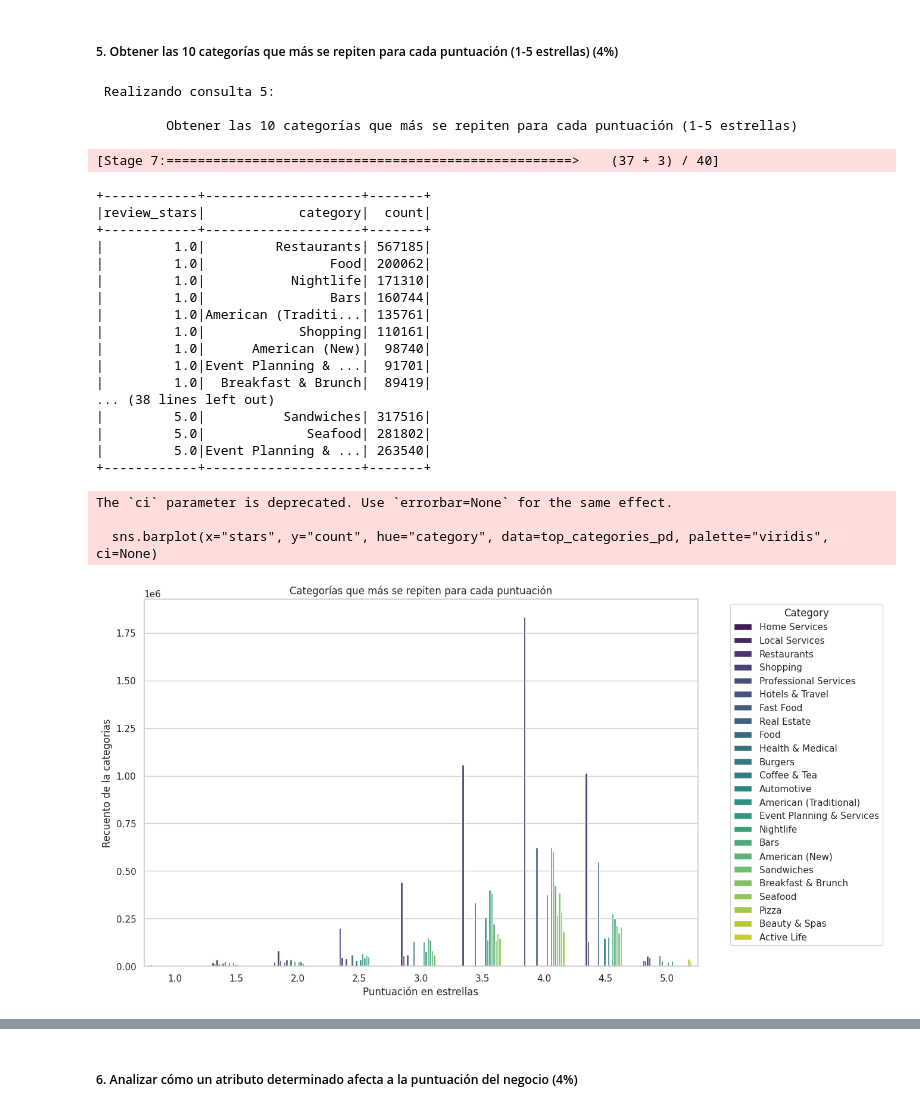
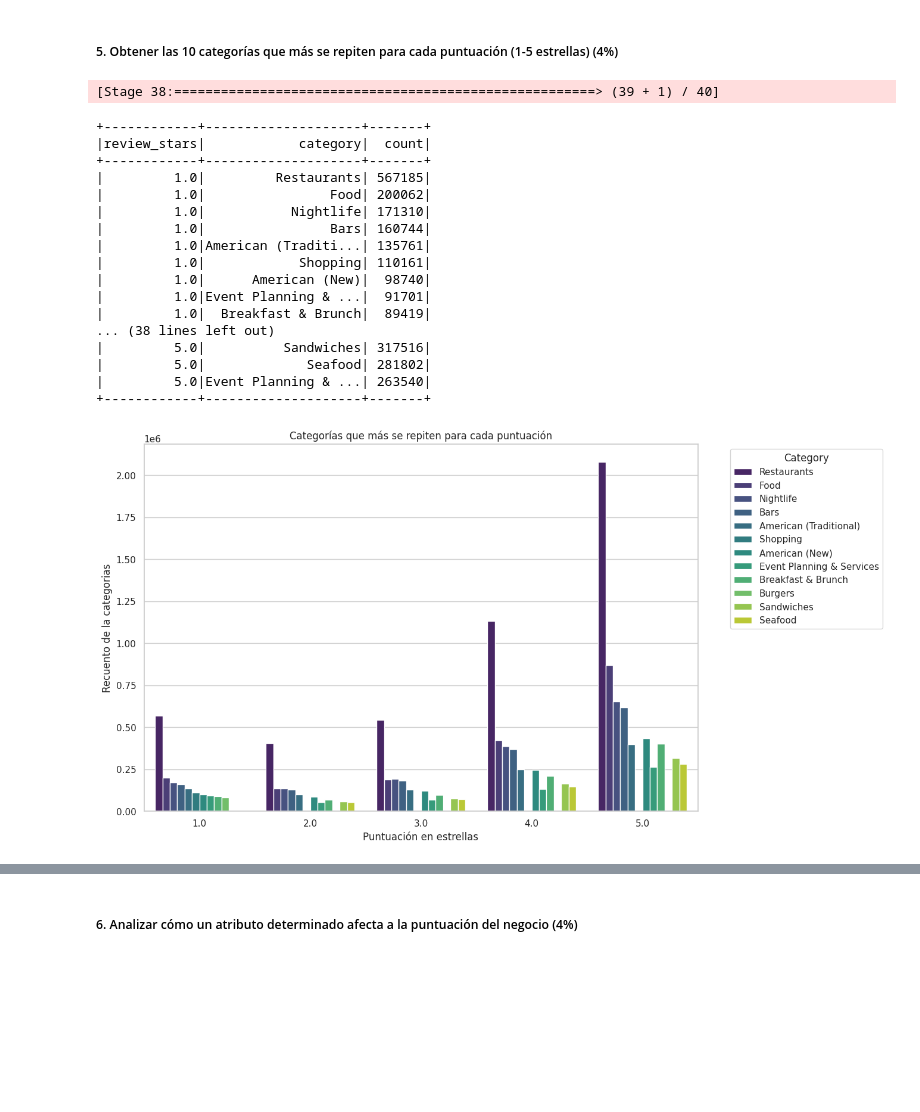
Before and after one commit to EndikaEiros/Yelp_Proyecto, a Jupyter notebook: consultas_spark.ipynb, the cells around one changed output, grey strips where cells are left out. Saved outputs shown, nothing was run; the diff lists cells and outputs as text; code cells hidden in the pictures; blank space fills up the shorter version.

```diff
--- a/consultas_spark.ipynb
+++ b/consultas_spark.ipynb
@@ -188,7 +189,6 @@ Passing `palette` without assigning `hue` is deprecated and will be removed in v
 # %% [markdown]
 ##### 5. Obtener las 10 categorías que más se repiten para cada puntuación (1-5 estrellas) (4%)
 # %%
-# Renombrar la columna "stars" de df_review a "review_stars"
 df_review = df_review.withColumnRenamed("stars", "review_stars")
 
 windowSpec = Window.partitionBy("review_stars").orderBy(col("count").desc())
@@ -204,49 +204,40 @@ result5 = (
     .orderBy("review_stars", col("count").desc())
 )
 
-print("\n Realizando consulta 5:")
-print("\n \t Obtener las 10 categorías que más se repiten para cada puntuación (1-5 estrellas)")
 result5.show(500)
-# result5.write.parquet(consultas_path+"consulta5", mode="overwrite")
 # %% [output]
- Realizando consulta 5:
-
-         Obtener las 10 categorías que más se repiten para cada puntuación (1-5 estrellas)
+[Stage 38:======================================================> (39 + 1) / 40]
-[Stage 7:====================================================>    (37 + 3) / 40]
++------------+--------------------+-------+
+|review_stars|            category|  count|
++------------+--------------------+-------+
+|         1.0|         Restaurants| 567185|
+|         1.0|                Food| 200062|
+|         1.0|           Nightlife| 171310|
+|         1.0|                Bars| 160744|
+|         1.0|American (Traditi...| 135761|
+|         1.0|            Shopping| 110161|
+|         1.0|      American (New)|  98740|
+|         1.0|Event Planning & ...|  91701|
+|         1.0|  Breakfast & Brunch|  89419|
+... (38 lines left out)
+|         5.0|          Sandwiches| 317516|
+|         5.0|             Seafood| 281802|
+|         5.0|Event Planning & ...| 263540|
++------------+--------------------+-------+
-+------------+--------------------+-------+
-|review_stars|            category|  count|
-+------------+--------------------+-------+
-|         1.0|         Restaurants| 567185|
-|         1.0|                Food| 200062|
-|         1.0|           Nightlife| 171310|
-|         1.0|                Bars| 160744|
-|         1.0|American (Traditi...| 135761|
-|         1.0|            Shopping| 110161|
-|         1.0|      American (New)|  98740|
-|         1.0|Event Planning & ...|  91701|
-|         1.0|  Breakfast & Brunch|  89419|
-... (38 lines left out)
-|         5.0|          Sandwiches| 317516|
-|         5.0|             Seafood| 281802|
-|         5.0|Event Planning & ...| 263540|
-+------------+--------------------+-------+
 # %%
 top_categories_pd = result5.toPandas()
 
 # Configurar el estilo de Seaborn (opcional)
 sns.set(style="whitegrid")
 
 # Crear un gráfico de barras apiladas utilizando Seaborn
 plt.figure(figsize=(12, 8))
-sns.barplot(x="stars", y="count", hue="category", data=top_categories_pd, palette="viridis", ci=None)
+sns.barplot(x="review_stars", y="count", hue="category", data=top_categories_pd, palette="viridis")
 plt.title("Categorías que más se repiten para cada puntuación")
 plt.xlabel("Puntuación en estrellas")
 plt.ylabel("Recuento de la categorias")
 plt.legend(title="Category", bbox_to_anchor=(1.05, 1), loc='upper left')
 plt.show()
 # %% [output]
-The `ci` parameter is deprecated. Use `errorbar=None` for the same effect.
-
-  sns.barplot(x="stars", y="count", hue="category", data=top_categories_pd, palette="viridis", ci=None)
-[figure, old version]
+[figure, new version]
 # %%
```
Also changed, not shown: parts of 8 cells of this notebook.
